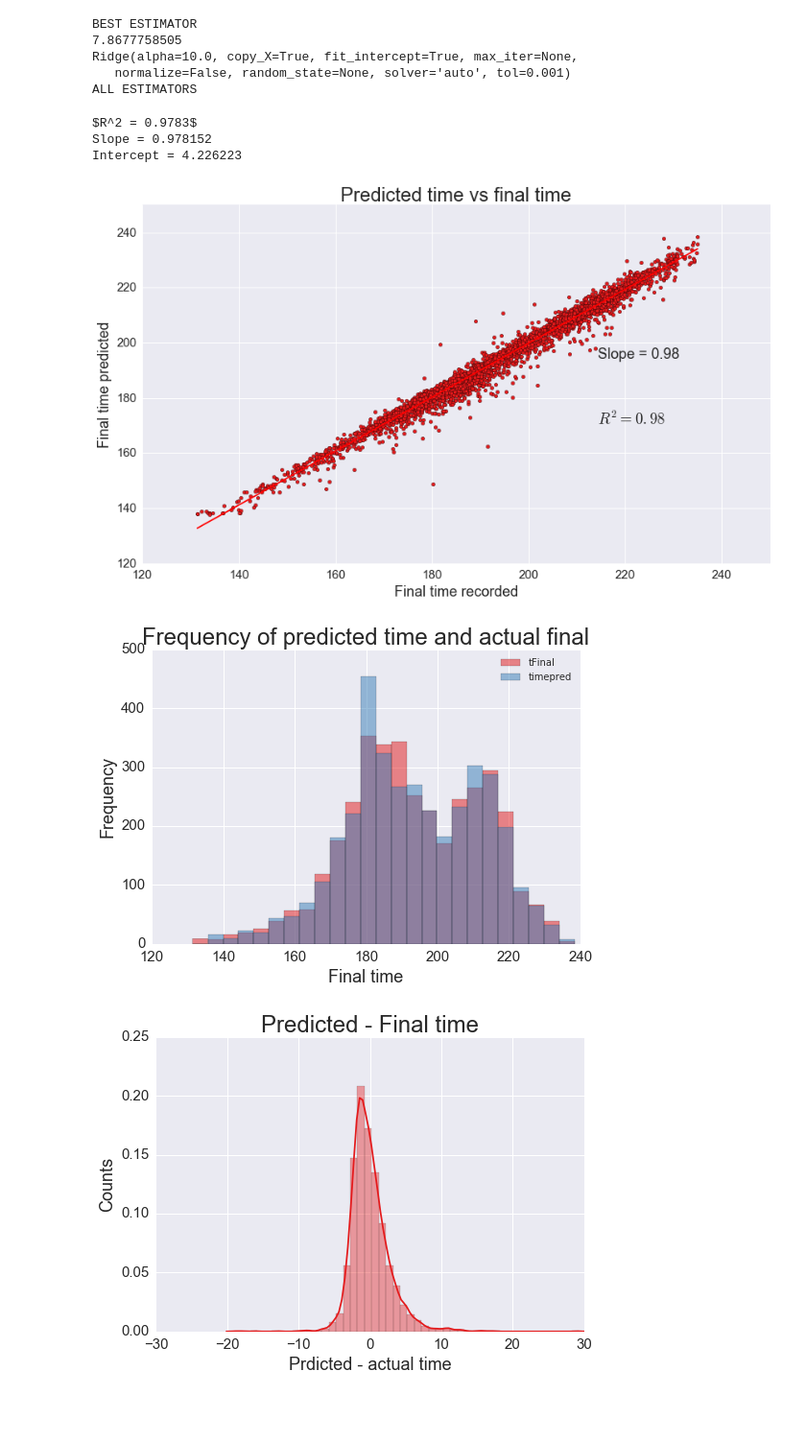
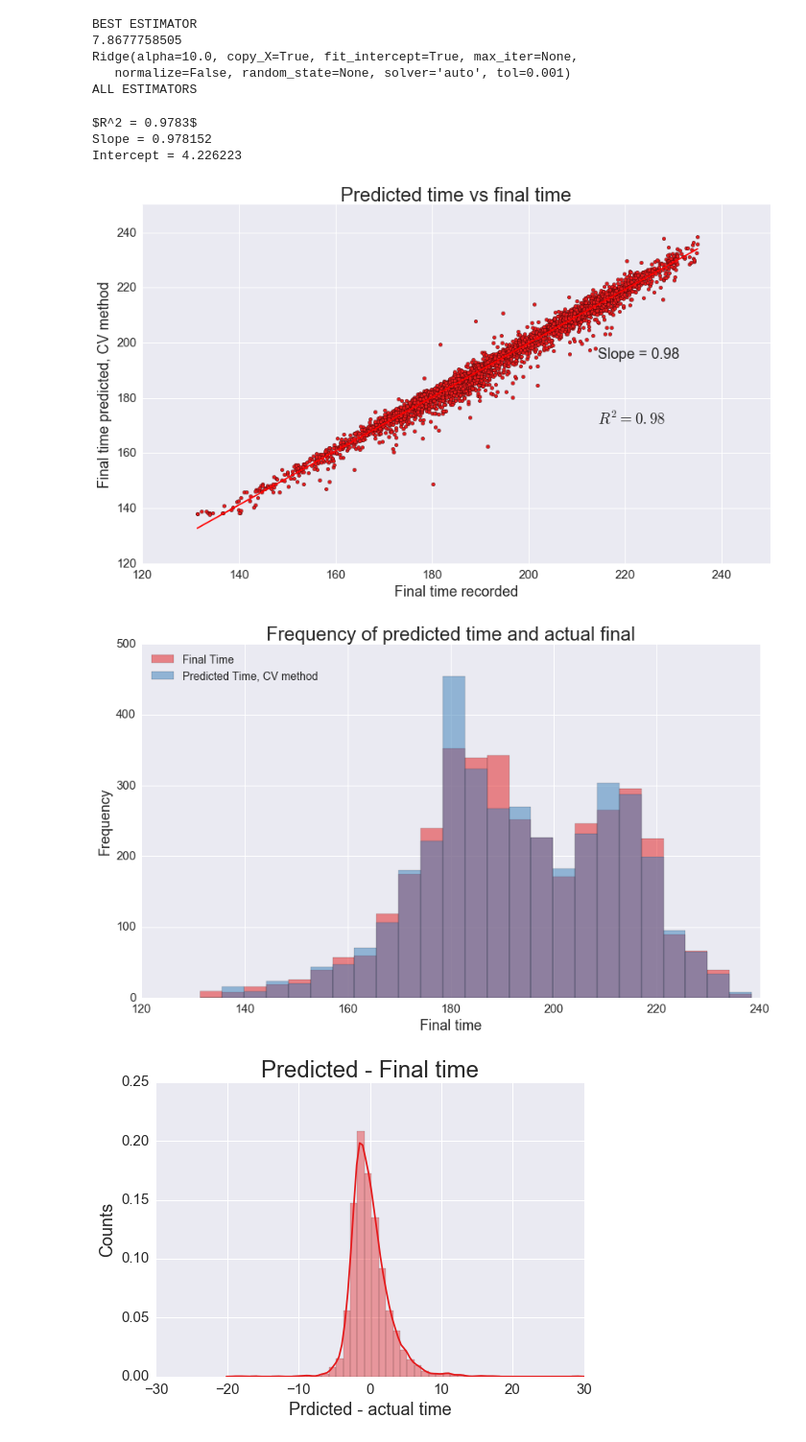
Before and after one commit to angelmanzur/Chicago_Marathon, a Jupyter notebook: Inspect_Marathon_Results.ipynb, the cells around one changed output. Shown at 96% size. Drawn from its saved outputs; the diff is of its cells as text; code cells hidden in the pictures; blank space fills up the shorter version.

Commit message:
Updated the plots so they all have the same look.

```diff
--- a/Inspect_Marathon_Results.ipynb
+++ b/Inspect_Marathon_Results.ipynb
@@ -767,7 +767,7 @@ trendline(rtop10.tFinal, rtop10.timepred)
 plt.xlim(120,250)
 plt.ylim(120,250)
 plt.xlabel('Final time recorded',fontsize=18)
-plt.ylabel('Final time predicted',fontsize=18)
+plt.ylabel('Final time predicted, CV method',fontsize=18)
 plt.title('Predicted time vs final time',fontsize=24)
 plt.xticks(fontsize=15)
 plt.yticks(fontsize=15)
@@ -776,21 +776,22 @@ plt.show()
 $R^2 = 0.9783$
 Slope = 0.978152
 Intercept = 4.226223
-[figure, old version]
+[figure, new version]
 # %%
 #rtop10_2 = rtop10(['tHalf','timepred'])
 pcols = ['tFinal','timepred']
-rtop10[pcols].plot.hist(alpha = 0.5,bins=25)
+rtop10[pcols].plot.hist(alpha = 0.5,bins=25,legend=False,figsize=(14,8))
 plt.xlim(120,240)
 plt.ylim( 0,500)
 plt.xlabel('Final time',fontsize=18)
 plt.ylabel('Frequency',fontsize=18)
 plt.title('Frequency of predicted time and actual final',fontsize=24)
 plt.xticks(fontsize=15)
 plt.yticks(fontsize=15)
+plt.legend(['Final Time','Predicted Time, CV method'],loc='upper left',fontsize=14)
 plt.show()
 # %% [output]
-[figure, old version]
+[figure, new version]
 # %%
 rtop10['pred_diff']=rtop10.tFinal - rtop10.timepred
 #rtop10['pred_diff'].plot.hist(alpha = 0.5,bins=25)
```
Also changed, not shown: parts of 12 cells of this notebook.
